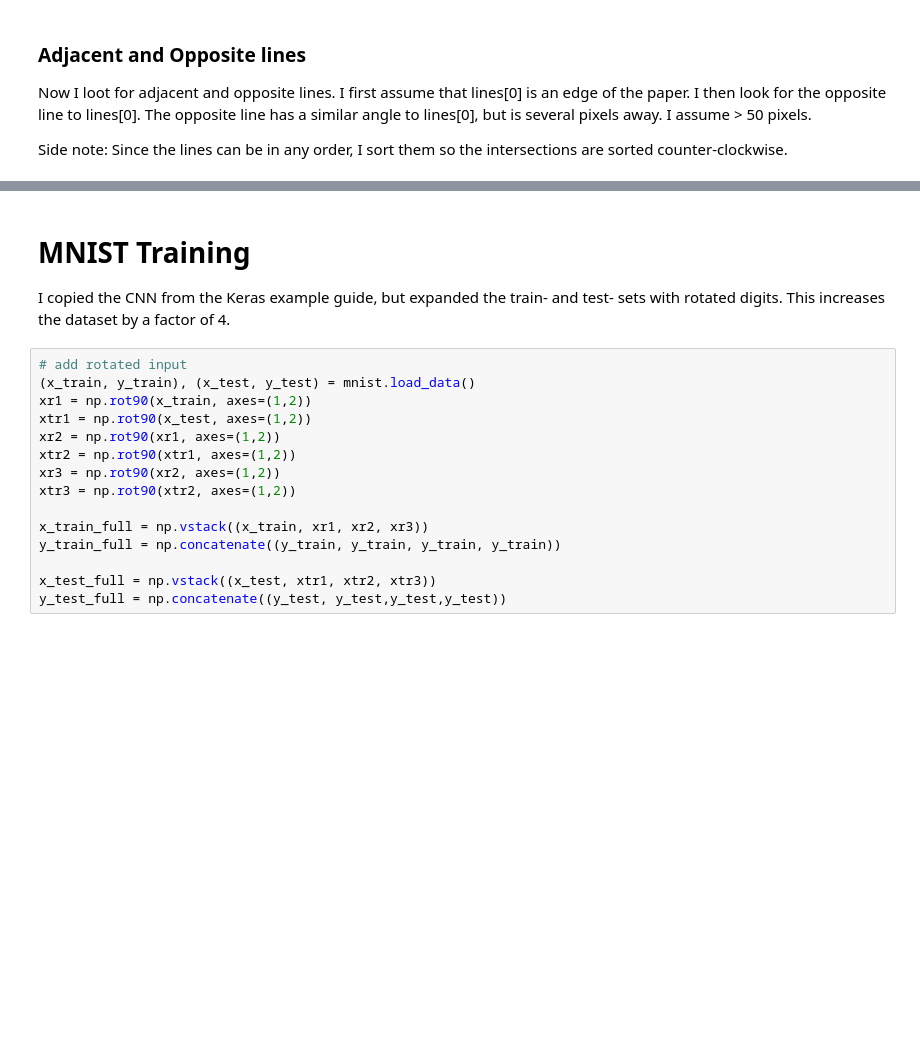
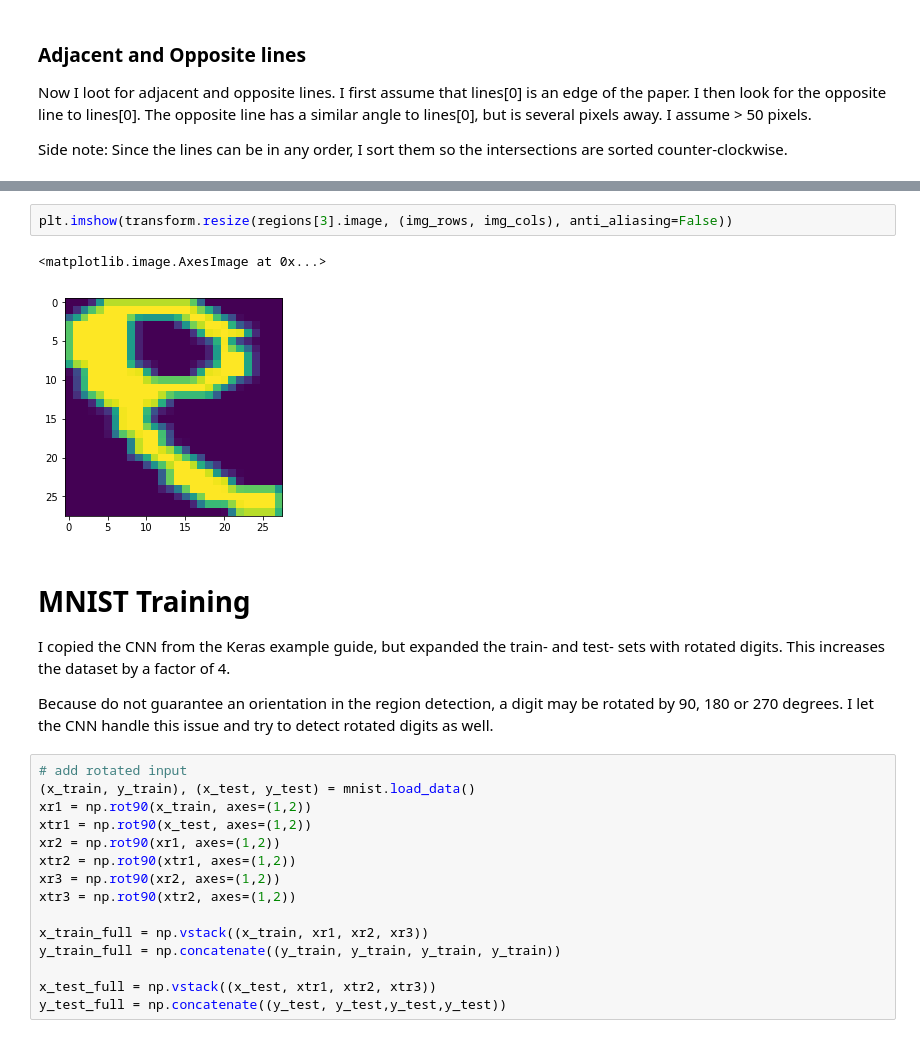
Before and after one commit to lord-blueberry/CompVis, a Jupyter notebook: Assignment1.ipynb, the cells around one changed output, grey strips where cells are left out. Cells and saved outputs as stored; diff of their text form; blank space fills up the shorter version.

```diff
--- a/Assignment1.ipynb
+++ b/Assignment1.ipynb
@@ -245,7 +264,14 @@ print(len(regions))
+# %%
+plt.imshow(transform.resize(regions[3].image, (img_rows, img_cols), anti_aliasing=False))
+# %% [output]
+<matplotlib.image.AxesImage at 0x...>
+[figure, added]
 # %% [markdown]
 # MNIST Training
 
 I copied the CNN from the Keras example guide, but expanded the train- and test- sets with rotated digits. This increases the dataset by a factor of 4.
+
+Because do not guarantee an orientation in the region detection, a digit may be rotated by 90, 180 or 270 degrees. I let the CNN handle this issue and try to detect rotated digits as well.
 # %%
 # add rotated input
 (x_train, y_train), (x_test, y_test) = mnist.load_data()
```
Also changed, not shown: parts of 16 cells of this notebook.
